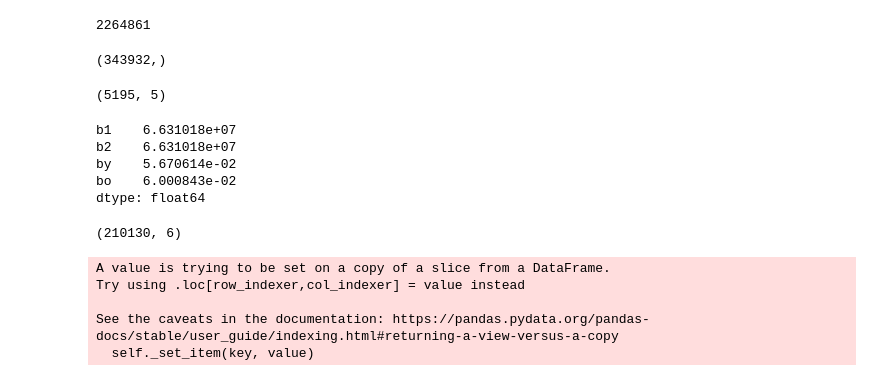
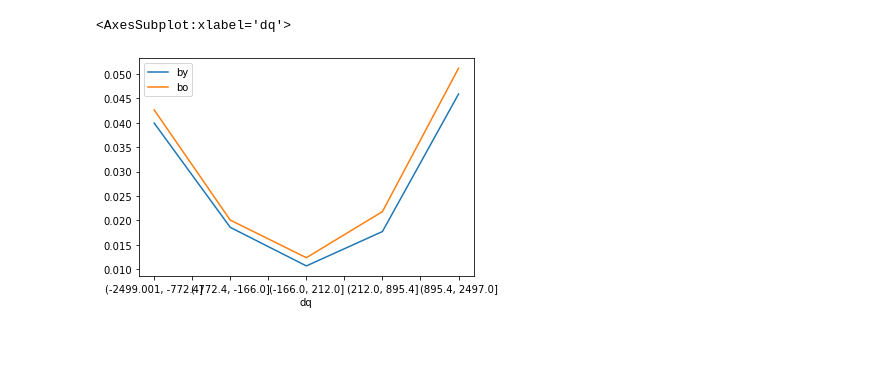
Before and after one commit to moqri/aging_2021, a Jupyter notebook: index/Untitled.ipynb, the cells around one changed output. Saved outputs shown, nothing was run; the diff lists cells and outputs as text; code cells hidden in the pictures; blank space fills up the shorter version.

```diff
--- a/index/Untitled.ipynb
+++ b/index/Untitled.ipynb
@@ -163,26 +93,0 @@ h=pyBigWig.open(h9_bw)
-# %%
-h=f(h,ch)
-# %% [output]
-2264861
-# %%
-hl=h[h<.5]
-hl.shape
-# %% [output]
-(343932,)
-# %%
-df38.dropna()[df38['b1'].isin(ez)].shape
-# %% [output]
-(5195, 5)
-# %%
-df38.dropna()[~(df38['b1']-1).isin(hl.index)][df38['b1'].isin(ez)].mean()
-# %% [output]
-b1    6.631018e+07
-b2    6.631018e+07
-by    5.670614e-02
-bo    6.000843e-02
-dtype: float64
-# %%
-df=pd.read_csv('ezs.csv',index_col=0)
-df.shape
-# %% [output]
-(210130, 6)
@@ -194,8 +94,5 @@ dt=dt[~dt['g'].isin(['M','Y','X'])]
-# %%
-dt['g']=dt.g.astype(int)*10**9+dt.base
-# %% [output]
-A value is trying to be set on a copy of a slice from a DataFrame.
-Try using .loc[row_indexer,col_indexer] = value instead
-
-See the caveats in the documentation: https://pandas.pydata.org/pandas-docs/stable/user_guide/indexing.html#returning-a-view-versus-a-copy
-  self._set_item(key, value)
+# %%
+df38[['by','bo','dq']].dropna().groupby('dq').mean().plot()
+# %% [output]
+<AxesSubplot:xlabel='dq'>
+[figure, added]
```
Also changed, not shown: parts of 50 cells of this notebook, 6 other files.
